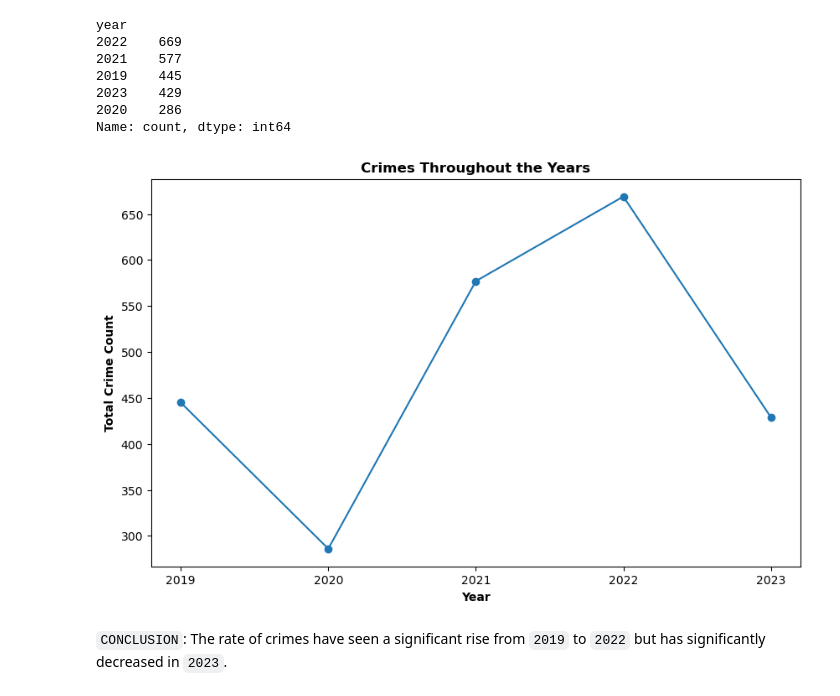
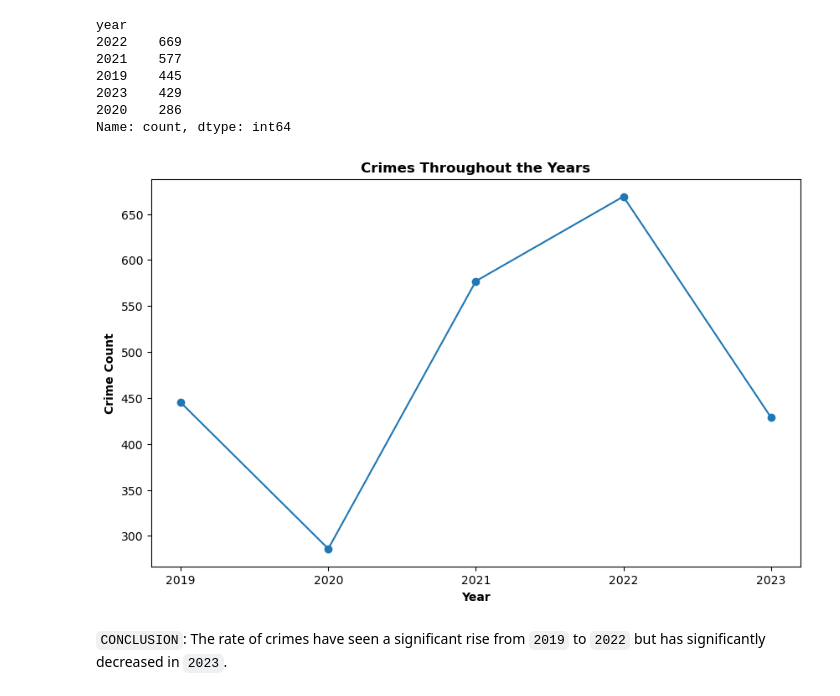
Before and after one commit to manjit-baishya-datascience/NYPD-Hate-Crime-EDA, a Jupyter notebook: nypd-hate-crime-eda.ipynb, the cells around one changed output. Cells and saved outputs as stored; diff of their text form; code cells hidden in the pictures.

```diff
--- a/nypd-hate-crime-eda.ipynb
+++ b/nypd-hate-crime-eda.ipynb
@@ -335,6 +329,7 @@ array(['Religion', 'Race', 'Origin', 'Gender', 'Orientation', 'Diabled',
 Here, we sort our data as per the `record_date`.
 # %%
 df = df.sort_values(by='record_date').reset_index(drop=True)
+df.drop('record_date', axis = 1, inplace = True)
 
 df.head()
 # %% [output]
@@ -362,25 +357,25 @@ year
 2020    286
 Name: count, dtype: int64
 # %%
-# Count the occurrences of each date
-data_counts = df['year'].value_counts().sort_index()
+# counting the occurrences of each date
+counts = df['year'].value_counts().sort_index()
 
-# Plot the line plot
+# line plot
 plt.figure(figsize=(10, 6))
-plt.plot(data_counts.index, data_counts.values, marker='o', linestyle='-')
+plt.plot(counts.index, counts.values, marker='o', linestyle='-')
 
-# Set title and y-axis label
+# title and y-axis label
 plt.title('Crimes Throughout the Years', fontweight='bold')
-plt.ylabel('Total Crime Count', fontweight='bold')
+plt.ylabel('Crime Count', fontweight='bold')
 plt.xlabel('Year', fontweight='bold')
 
-# Remove x-axis labels
+# specifying x-axis labels
 plt.xticks([2019, 2020, 2021, 2022, 2023])
 
-# Show the plot
+# plot
 plt.show()
 # %% [output]
-[figure, old version]
+[figure, new version]
 # %% [markdown]
 `CONCLUSION`: The rate of crimes have seen a significant rise from `2019` to `2022` but has significantly decreased in `2023`.
 # %% [markdown]
```
Also changed, not shown: parts of 42 cells of this notebook.
